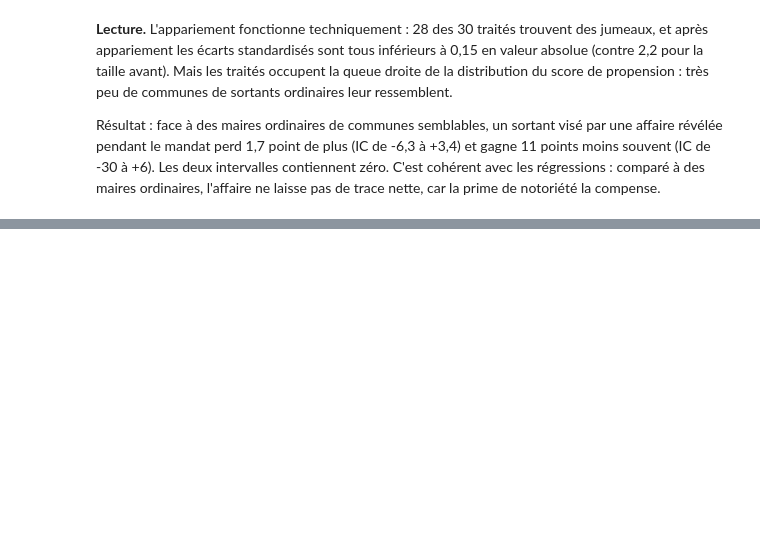
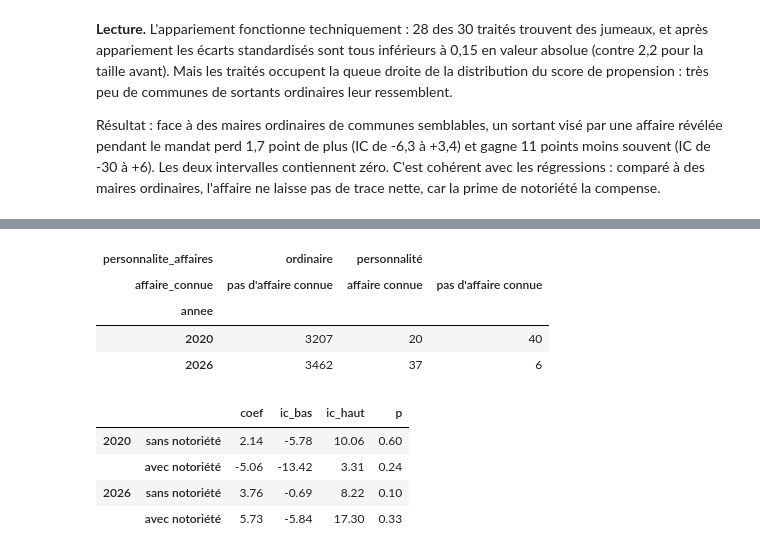
Before and after one commit to QuentinNosmas/Projet_ensae_datascience, a Jupyter notebook: notebooks/04_modelisation.ipynb, the cells around one changed output, grey strips where cells are left out. Saved outputs shown, nothing was run; the diff lists cells and outputs as text; code cells hidden in the pictures; blank space fills up the shorter version.

```diff
--- a/notebooks/04_modelisation.ipynb
+++ b/notebooks/04_modelisation.ipynb
@@ -318,0 +316,23 @@ Résultat : face à des maires ordinaires de communes semblables, un sortant vis
+# %%
+display(pd.crosstab(d.annee, [d.personnalite_affaires.map({0: "ordinaire", 1: "personnalité"}),
+                              d.affaire_connue.map({0: "pas d'affaire connue", 1: "affaire connue"})]))
+lignes = {}
+controles_sans_annee = M.CONTROLES.replace(" + C(annee)", "")
+for annee in (2020, 2026):
+    x = d[d.annee == annee]
+    for libelle, notoriete in (("sans notoriété", ""), ("avec notoriété", " + personnalite_affaires")):
+        f = "delta_pct_voix_exp ~ affaire_mandat + affaire_avant_mandat" + notoriete + " + " + controles_sans_annee
+        c = M.coefficients(M.ols(f, x)).loc["affaire_mandat"]
+        lignes[(annee, libelle)] = c
+pd.DataFrame(lignes).T.round(2)
+# %% [output]
+| personnalite_affaires | ordinaire | personnalité |  |
+| affaire_connue | pas d'affaire connue | affaire connue | pas d'affaire connue |
+| annee |  |  |  |
+| 2020 | 3207 | 20 | 40 |
+| 2026 | 3462 | 37 | 6 |
+|  |  | coef | ic_bas | ic_haut | p |
+| 2020 | sans notoriété | 2.14 | -5.78 | 10.06 | 0.60 |
+|  | avec notoriété | -5.06 | -13.42 | 3.31 | 0.24 |
+| 2026 | sans notoriété | 3.76 | -0.69 | 8.22 | 0.10 |
+|  | avec notoriété | 5.73 | -5.84 | 17.30 | 0.33 |
```
Also changed, not shown: parts of 8 cells of this notebook, 2 other files.
